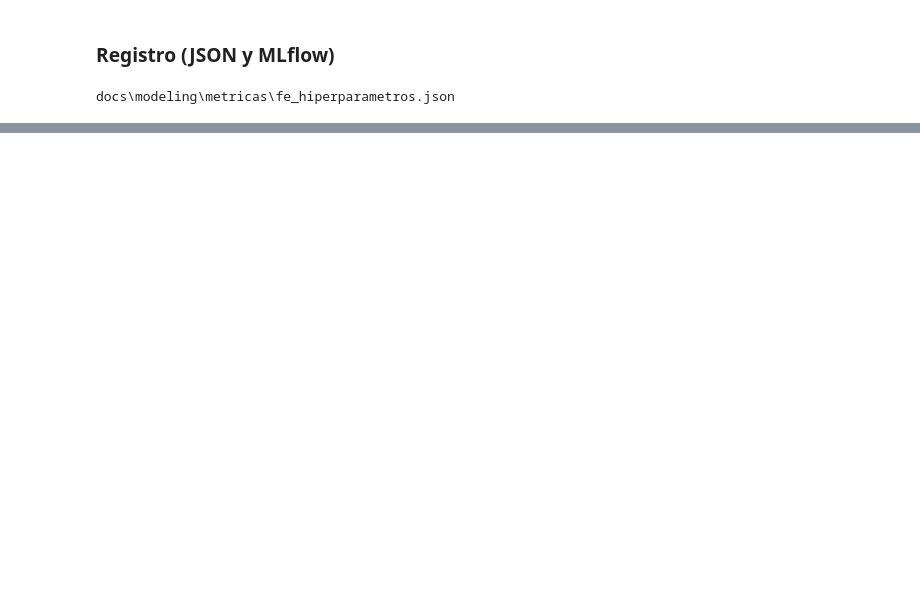
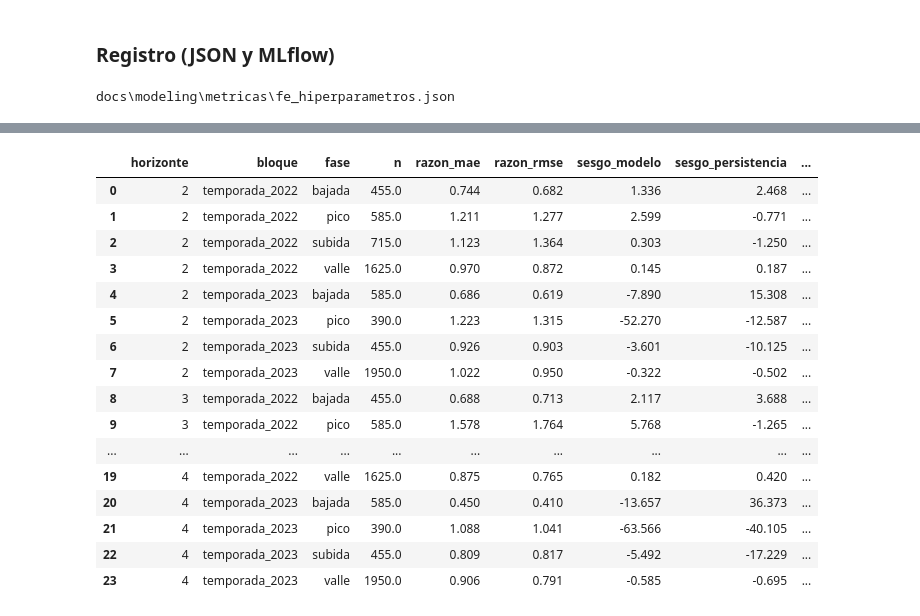
Before and after one commit to panconlocro/Denguekay, a Jupyter notebook: notebooks/32_modelado_fe_inicios.ipynb, the cells around one changed output, grey strips where cells are left out. Cells and saved outputs as stored; diff of their text form; code cells hidden in the pictures; blank space fills up the shorter version.

```diff
--- a/notebooks/32_modelado_fe_inicios.ipynb
+++ b/notebooks/32_modelado_fe_inicios.ipynb
@@ -292,0 +524,4 @@ MLflow: run b702b131199b480e9df8ce84f6978fa1 en 'denguekay/fe_hiperparametros_fa
+# %%
+errores_fase = di.errores_por_fase(list(referencia["evaluaciones"].values()), pa.BLOQUES_SELECCION)
+d.guardar_figura(di.figura_errores_fase(errores_fase), FIGURAS_FE_HIPERPARAMETROS, "errores_por_fase_referencia_B")
+errores_fase.pivot_table(index="fase", columns=["bloque", "horizonte"], values="razon_mae").round(3)
@@ -292,0 +536,20 @@ MLflow: run b702b131199b480e9df8ce84f6978fa1 en 'denguekay/fe_hiperparametros_fa
+# %%
+errores_fase.round(3)
+# %% [output]
+|  | horizonte | bloque | fase | n | razon_mae | razon_rmse | sesgo_modelo | sesgo_persistencia | ... |
+| 0 | 2 | temporada_2022 | bajada | 455.0 | 0.744 | 0.682 | 1.336 | 2.468 | ... |
+| 1 | 2 | temporada_2022 | pico | 585.0 | 1.211 | 1.277 | 2.599 | -0.771 | ... |
+| 2 | 2 | temporada_2022 | subida | 715.0 | 1.123 | 1.364 | 0.303 | -1.250 | ... |
+| 3 | 2 | temporada_2022 | valle | 1625.0 | 0.970 | 0.872 | 0.145 | 0.187 | ... |
+| 4 | 2 | temporada_2023 | bajada | 585.0 | 0.686 | 0.619 | -7.890 | 15.308 | ... |
+| 5 | 2 | temporada_2023 | pico | 390.0 | 1.223 | 1.315 | -52.270 | -12.587 | ... |
+| 6 | 2 | temporada_2023 | subida | 455.0 | 0.926 | 0.903 | -3.601 | -10.125 | ... |
+| 7 | 2 | temporada_2023 | valle | 1950.0 | 1.022 | 0.950 | -0.322 | -0.502 | ... |
+| 8 | 3 | temporada_2022 | bajada | 455.0 | 0.688 | 0.713 | 2.117 | 3.688 | ... |
+| 9 | 3 | temporada_2022 | pico | 585.0 | 1.578 | 1.764 | 5.768 | -1.265 | ... |
+| ... | ... | ... | ... | ... | ... | ... | ... | ... | ... |
+| 19 | 4 | temporada_2022 | valle | 1625.0 | 0.875 | 0.765 | 0.182 | 0.420 | ... |
+| 20 | 4 | temporada_2023 | bajada | 585.0 | 0.450 | 0.410 | -13.657 | 36.373 | ... |
+| 21 | 4 | temporada_2023 | pico | 390.0 | 1.088 | 1.041 | -63.566 | -40.105 | ... |
+| 22 | 4 | temporada_2023 | subida | 455.0 | 0.809 | 0.817 | -5.492 | -17.229 | ... |
+| 23 | 4 | temporada_2023 | valle | 1950.0 | 0.906 | 0.791 | -0.585 | -0.695 | ... |
```
Also changed, not shown: parts of 28 cells of this notebook, 13 other files.
